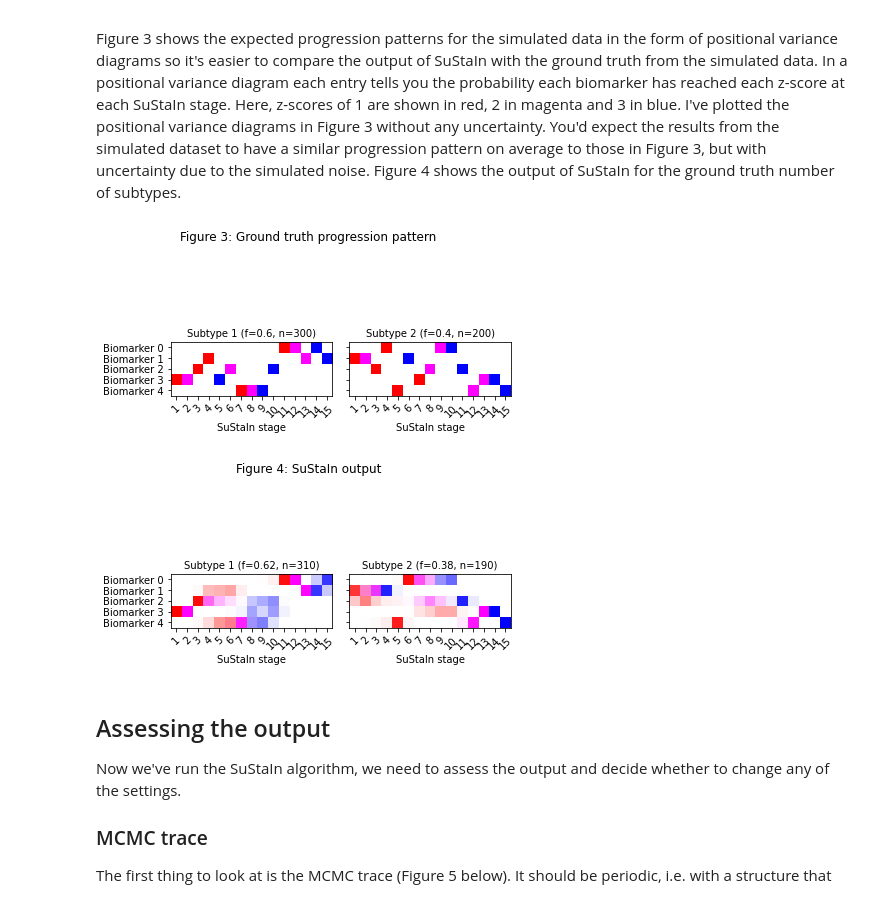
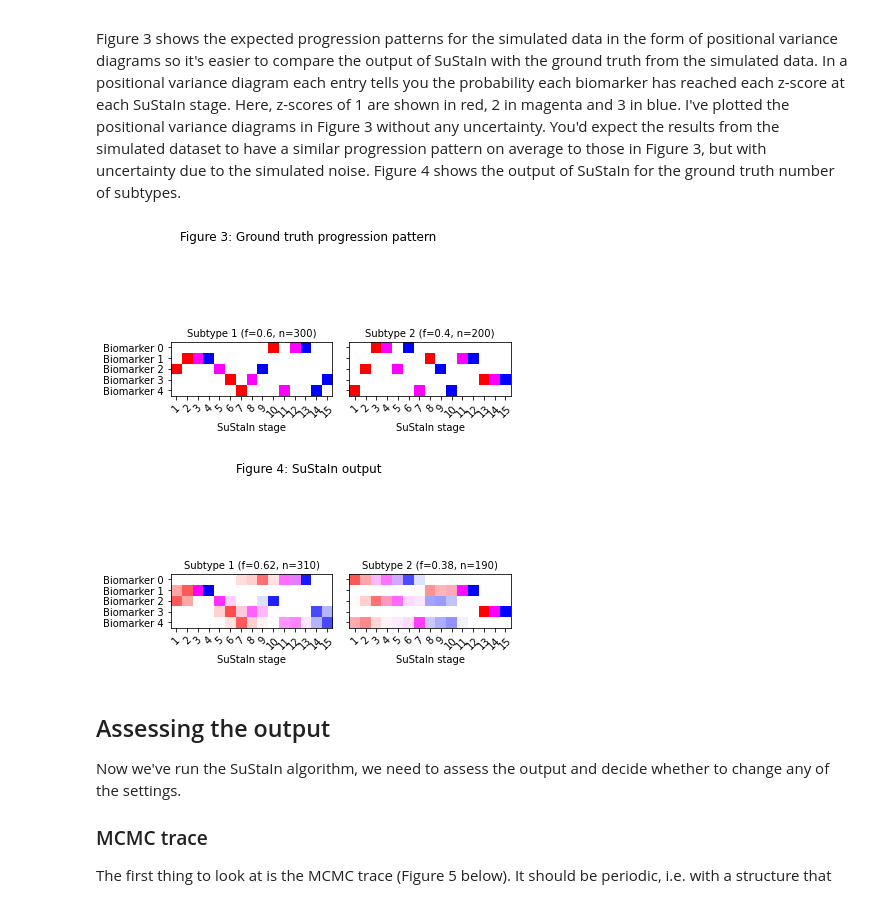
Before and after one commit to ucl-pond/pySuStaIn, a Jupyter notebook: notebooks/SuStaIn tutorial using simulated data.ipynb, the cells around one changed output. Saved outputs shown, nothing was run; the diff lists cells and outputs as text; code cells hidden in the pictures.

```diff
--- a/notebooks/SuStaIn tutorial using simulated data.ipynb
+++ b/notebooks/SuStaIn tutorial using simulated data.ipynb
@@ -418,27 +425,27 @@ Found pickle file: /Users/leonaksman/Documents/pySuStaIn_public/pySuStaIn/notebo
 Figure 3 shows the expected progression patterns for the simulated data in the form of positional variance diagrams so it's easier to compare the output of SuStaIn with the ground truth from the simulated data. In a positional variance diagram each entry tells you the probability each biomarker has reached each z-score at each SuStaIn stage. Here, z-scores of 1 are shown in red, 2 in magenta and 3 in blue. I've plotted the positional variance diagrams in Figure 3 without any uncertainty. You'd expect the results from the simulated dataset to have a similar progression pattern on average to those in Figure 3, but with uncertainty due to the simulated noise. Figure 4 shows the output of SuStaIn for the ground truth number of subtypes.
 # %%
 # Output a figure showing the ground truth
-temp_gt_sequence = gt_sequence.reshape((gt_sequence.shape[0],gt_sequence.shape[1],1))
+temp_gt_sequence = np.tile(np.reshape(gt_sequence,(gt_sequence.shape[0],gt_sequence.shape[1],1)),100)
 temp_gt_f = np.asarray(gt_f).reshape(len(gt_f),1)
-pySuStaIn.ZscoreSustain._plot_sustain_model(sustain_input,temp_gt_sequence,temp_gt_f,M)
+pySuStaIn.ZscoreSustain._plot_sustain_model(sustain_input,temp_gt_sequence,temp_gt_f,M,subtype_order=(0,1))
 _ = plt.suptitle('Figure 3: Ground truth progression pattern')
 
 # The code below opens the results for the ground truth number of subtypes
 # and plots the output
 s = N_S_gt-1
 pickle_filename_s           = output_folder + '/pickle_files/' + dataset_name + '_subtype' + str(s) + '.pickle'
 pickle_filepath             = Path(pickle_filename_s)
 pickle_file                 = open(pickle_filename_s, 'rb')
 loaded_variables            = pickle.load(pickle_file)
 samples_sequence            = loaded_variables["samples_sequence"]
 samples_f                   = loaded_variables["samples_f"]
 pickle_file.close()
 
-pySuStaIn.ZscoreSustain._plot_sustain_model(sustain_input,samples_sequence,samples_f,M)
+pySuStaIn.ZscoreSustain._plot_sustain_model(sustain_input,samples_sequence,samples_f,M,subtype_order=(0,1))
 _ = plt.suptitle('Figure 4: SuStaIn output')
 # %% [output]
-[figure, old version]
+[figure, new version]
-[figure, old version]
+[figure, new version]
 # %% [markdown]
 ## Assessing the output
 
```
Also changed, not shown: parts of 15 cells of this notebook, 2 other files.
